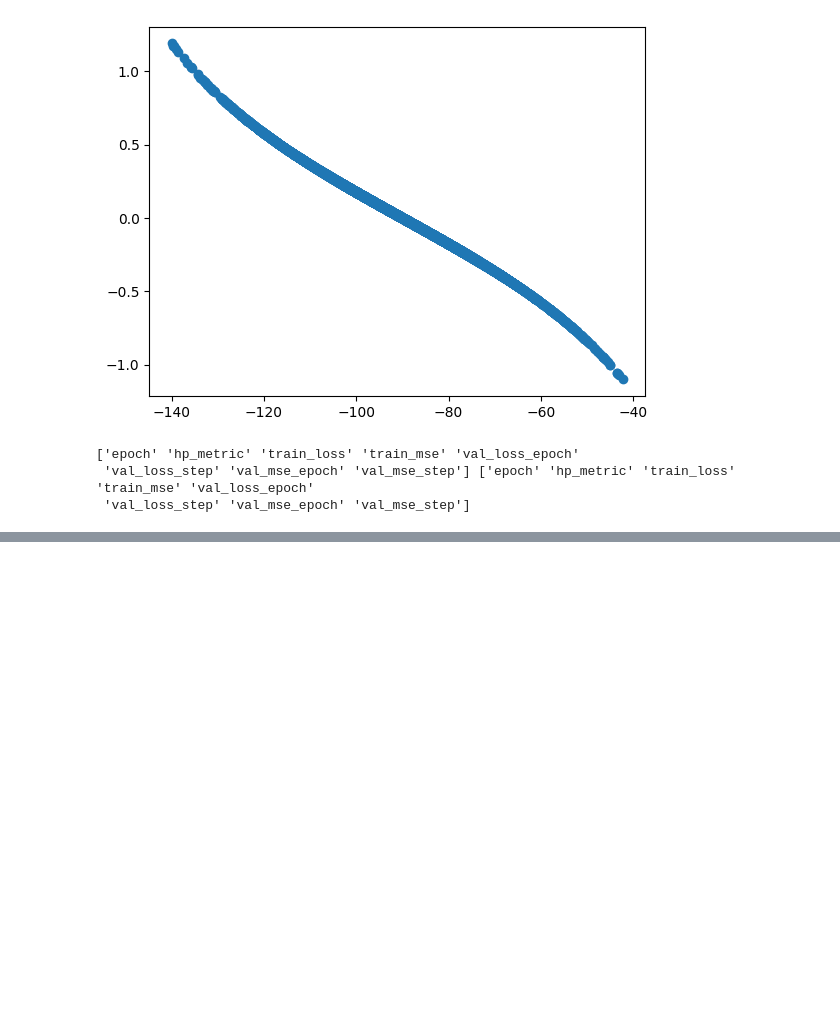
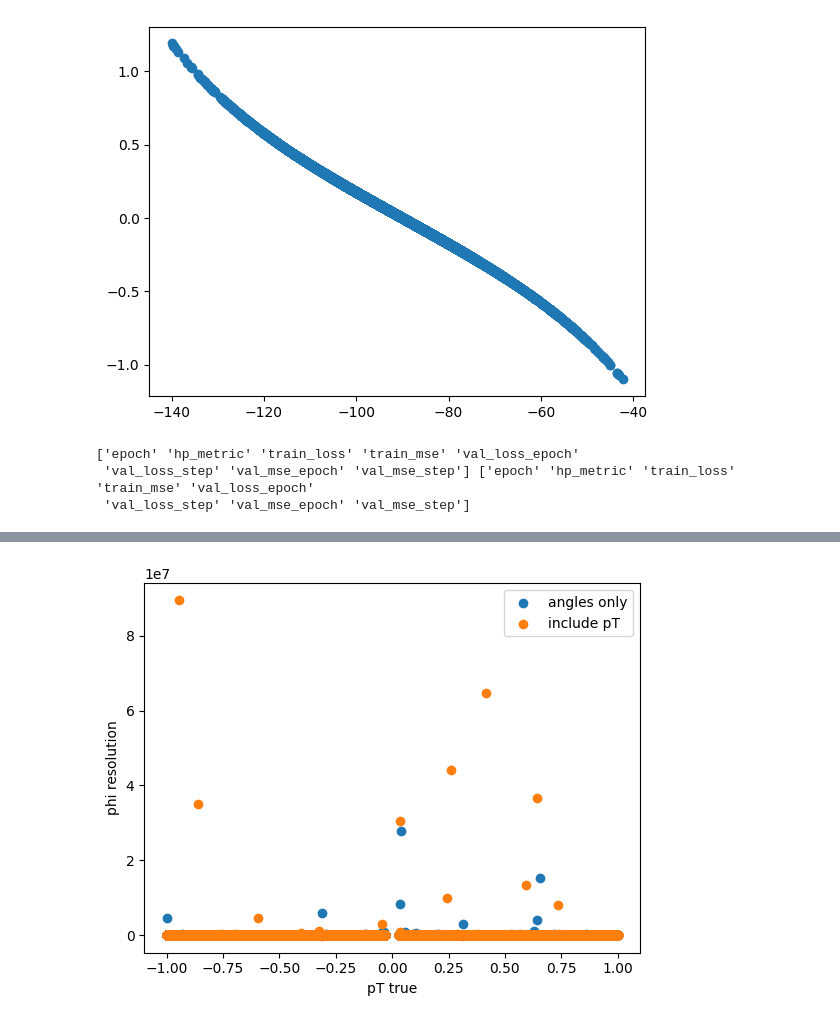
Before and after one commit to kdp-lab/smartpix, a Jupyter notebook: working-on-plots.ipynb, the cells around one changed output, grey strips where cells are left out. Drawn from its saved outputs; the diff is of its cells as text; code cells hidden in the pictures; blank space fills up the shorter version.

```diff
--- a/working-on-plots.ipynb
+++ b/working-on-plots.ipynb
@@ -176,0 +252,72 @@ plt.show()
+# %%
+import matplotlib.pyplot as plt
+import h5py
+import numpy as np
+import pandas as pd
+
+with h5py.File("/data/karri/smartPix/dataset-lowpt/h5FromRaw/pixel_clusters_d17201.h5") as f:
+    y_t = np.array(f["labels"])
+    nx = pd.DataFrame(y_t[:,3])
+    ny = pd.DataFrame(y_t[:,4])
+    nz = pd.DataFrame(y_t[:,5])
+    pTTrue = pd.DataFrame(y_t[:,8])
+    phi = (np.arctan2(nz,ny))
+    #print(phi)
+    #phi = np.squeeze(phi)
+    #print(phi)
+    phiTrue = np.array(phi) #pd.DataFrame(phi)
+    #phiTrue = phiTrue.iloc[(phiTrue[:,0] > -4.0)].values
+    truestd = np.std(phiTrue)
+    truemean = np.mean(phiTrue)
+    upperbound = truestd*2 + truemean
+    lowerbound = truemean - truestd*2
+    trueoutliers = [x for x in phiTrue if x> upperbound or x<lowerbound]
+    phiTrue = [x for x in phiTrue if x<=upperbound and x>=lowerbound]
+    print("outliers")
+    print(len(trueoutliers))
+    print("insiders")
+    print(len(phiTrue))
+    phiTrue = pd.DataFrame(phiTrue)
+print(phiTrue)
+
+with h5py.File("/home/ckumar/smartpix/pixel_clusters_d17201_Model_morelayers_0.01lr-32b.h5") as f:
+    outthree = np.array(f["outputs"])
+    phithree = (outthree[:,1])
+    #phithree = phithree.loc[np.abs(phithree) < 4.0]
+    phiThree = np.array(phithree)
+    """threestd = np.std(phiThree)
+    threemean = np.mean(phiThree)
+    upperbound3 = threestd*2 + threemean
+    lowerbound3 = threemean - threestd*2
+    threeoutliers = [x for x in phiThree if x> upperbound3 or x<lowerbound3]
+    phiThree = [x for x in phiThree if x<=upperbound3 and x>=lowerbound3]
+    print("outliers")
+    print(len(threeoutliers))
+    print("insiders")
+    print(len(phiThree))"""
+    phiThree = pd.DataFrame(phiThree)
+
+with h5py.File("/home/ckumar/smartpix/pixel_clusters_d17201_Model_morelayers_0.01lr-32b-twolabels.h5a") as f:
+    outtwo = np.array(f["outputs"])
+    phitwo = (outtwo[:,1])
+    #phitwo = phitwo.loc[np.abs(phitwo) < 4.0]
+    phiTwo = np.array(phitwo)
+    """twostd = np.std(phiTwo)
+    twomean = np.mean(phiTwo)
+    upperbound2 = twostd*2 + twomean
+    lowerbound2 = twomean - twostd*2
+    twooutliers = [x for x in phiTwo if x> upperbound2 or x<lowerbound2]
+    phiTwo = [x for x in phiTwo if x<=upperbound2 and x>=lowerbound2]
+    print("outliers")
+    print(len(twooutliers))
+    print("insiders")
+    print(len(phiTwo))"""
+    phiTwo = pd.DataFrame(phiTwo)
+
+plt.scatter(pTTrue, ((phiTrue-phiTwo)/phiTrue), label="angles only")
+plt.scatter(pTTrue, ((phiTrue-phiThree)/phiTrue), label="include pT")
+plt.ylabel('phi resolution')
+plt.xlabel('pT true')
+plt.legend()
+plt.show()
+# %% [output]
@@ -176,0 +342 @@ plt.show()
+[figure, added]
```
Also changed, not shown: parts of 4 cells of this notebook, 2 other files.
